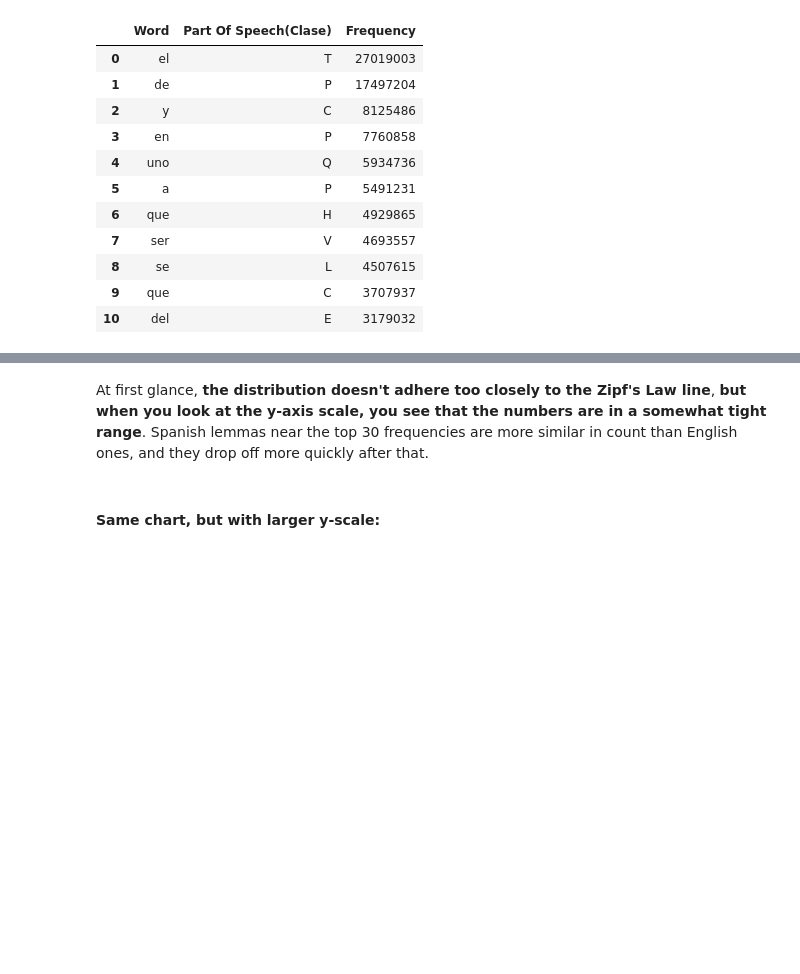
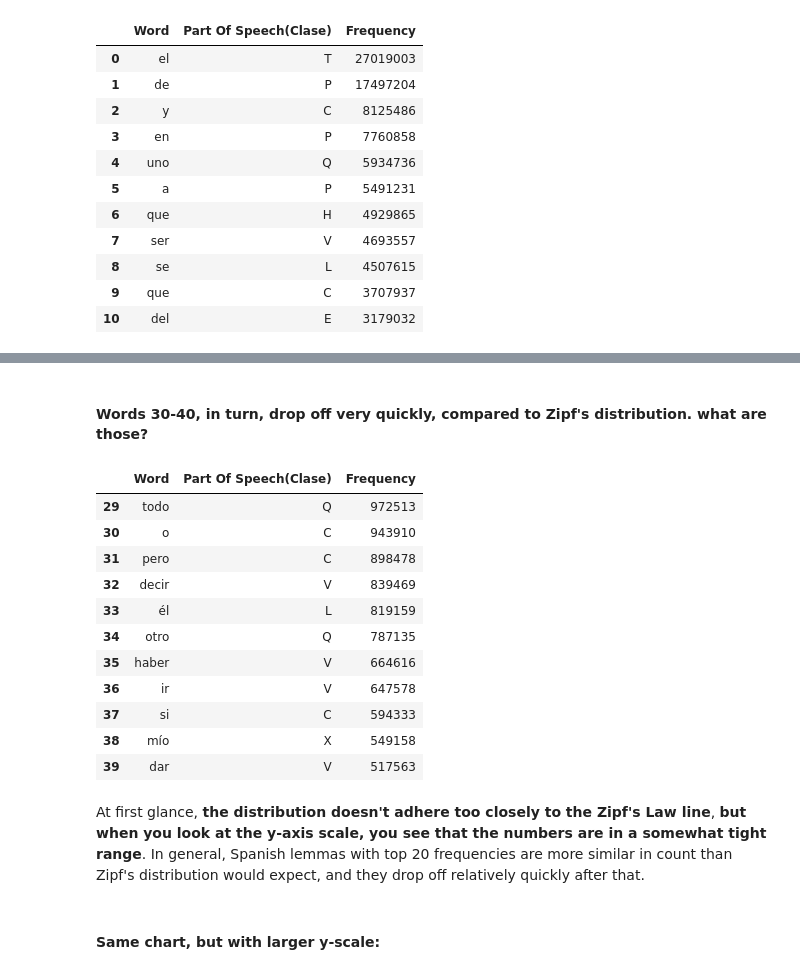
Before and after one commit to ebhtra/gory-graph, a Jupyter notebook: Homework4_2.ipynb, the cells around one changed output, grey strips where cells are left out. Drawn from its saved outputs; the diff is of its cells as text; code cells hidden in the pictures; blank space fills up the shorter version.

```diff
--- a/Homework4_2.ipynb
+++ b/Homework4_2.ipynb
@@ -349,5 +341,22 @@ top1000_df[45:55]
+# %% [markdown]
+#### Words 30-40, in turn, drop off very quickly, compared to Zipf's distribution.  what are those?
+# %%
+top1000_df[29:40]
+# %% [output]
+|  | Word | Part Of Speech(Clase) | Frequency |
+| 29 | todo | Q | 972513 |
+| 30 | o | C | 943910 |
+| 31 | pero | C | 898478 |
+| 32 | decir | V | 839469 |
+| 33 | él | L | 819159 |
+| 34 | otro | Q | 787135 |
+| 35 | haber | V | 664616 |
+| 36 | ir | V | 647578 |
+| 37 | si | C | 594333 |
+| 38 | mío | X | 549158 |
+| 39 | dar | V | 517563 |
 # %% [markdown]
-At first glance, **the distribution doesn't adhere too closely to the Zipf's Law line**, **but when you look at the y-axis scale, you see that the numbers are in a somewhat tight range**.  Spanish lemmas near the top 30 frequencies are more similar in count than English ones, and they drop off more quickly after that.
+At first glance, **the distribution doesn't adhere too closely to the Zipf's Law line**, **but when you look at the y-axis scale, you see that the numbers are in a somewhat tight range**.   In general, Spanish lemmas with top 20 frequencies are more similar in count than Zipf's distribution would expect, and they drop off relatively quickly after that.
 # %% [markdown]
 #### Same chart, but with larger y-scale:
 # %%
```
Also changed, not shown: parts of 26 cells of this notebook.
